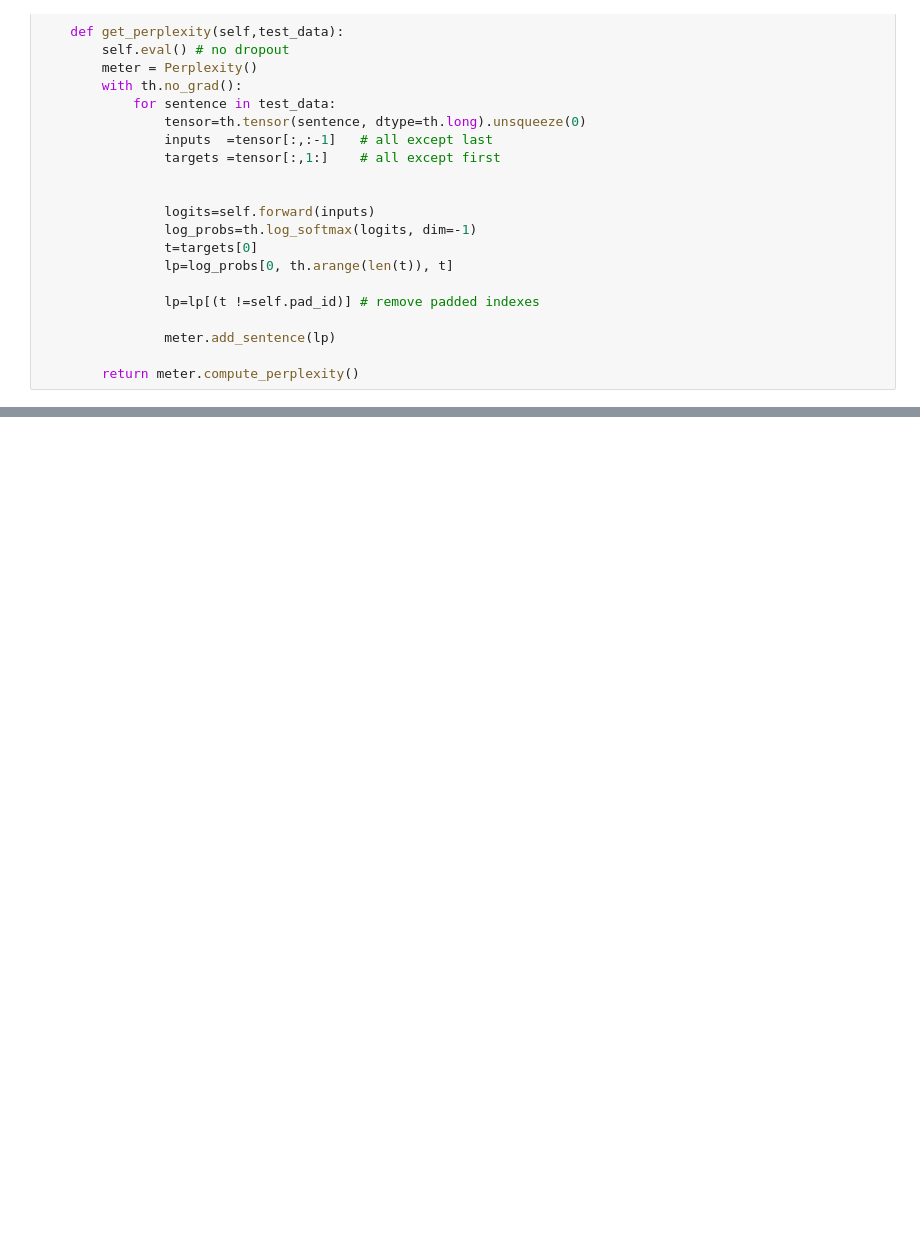
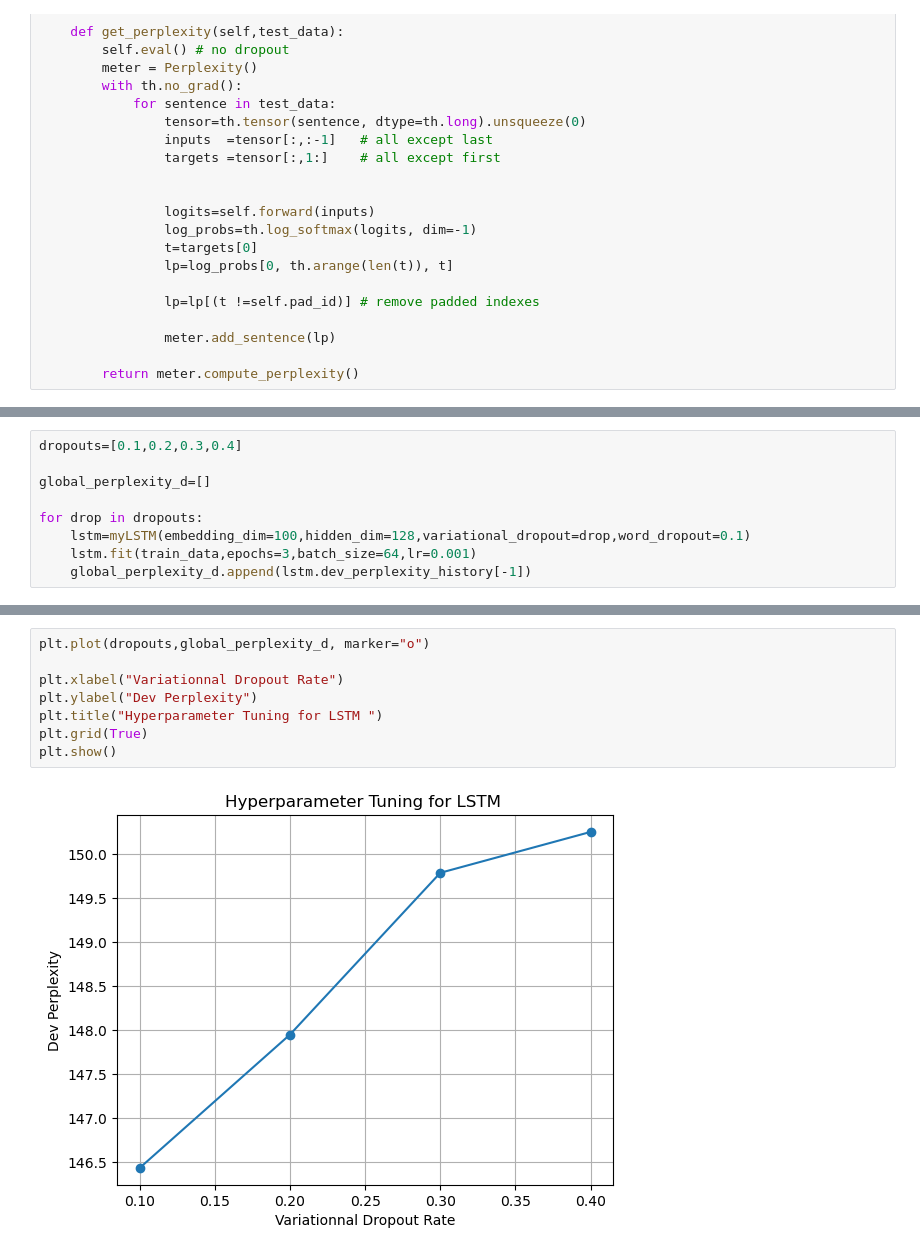
Before and after one commit to Lo808/Neural-Language-Modeling, a Jupyter notebook: Neural Language Modeling.ipynb, the cells around one changed output, grey strips where cells are left out. Saved outputs shown, nothing was run; the diff lists cells and outputs as text; blank space fills up the shorter version.

```diff
--- a/Neural Language Modeling.ipynb
+++ b/Neural Language Modeling.ipynb
@@ -658,0 +733,9 @@ print(lstm.dev_perplexity_history)
+# %%
+dropouts=[0.1,0.2,0.3,0.4]
+
+global_perplexity_d=[]
+
+for drop in dropouts:
+    lstm=myLSTM(embedding_dim=100,hidden_dim=128,variational_dropout=drop,word_dropout=0.1)
+    lstm.fit(train_data,epochs=3,batch_size=64,lr=0.001)
+    global_perplexity_d.append(lstm.dev_perplexity_history[-1])
@@ -658,0 +755,10 @@ print(lstm.dev_perplexity_history)
+# %%
+plt.plot(dropouts,global_perplexity_d, marker="o")
+
+plt.xlabel("Variationnal Dropout Rate")
+plt.ylabel("Dev Perplexity")
+plt.title("Hyperparameter Tuning for LSTM ")
+plt.grid(True)
+plt.show()
+# %% [output]
+[figure, added]
```
Also changed, not shown: parts of 13 cells of this notebook.
